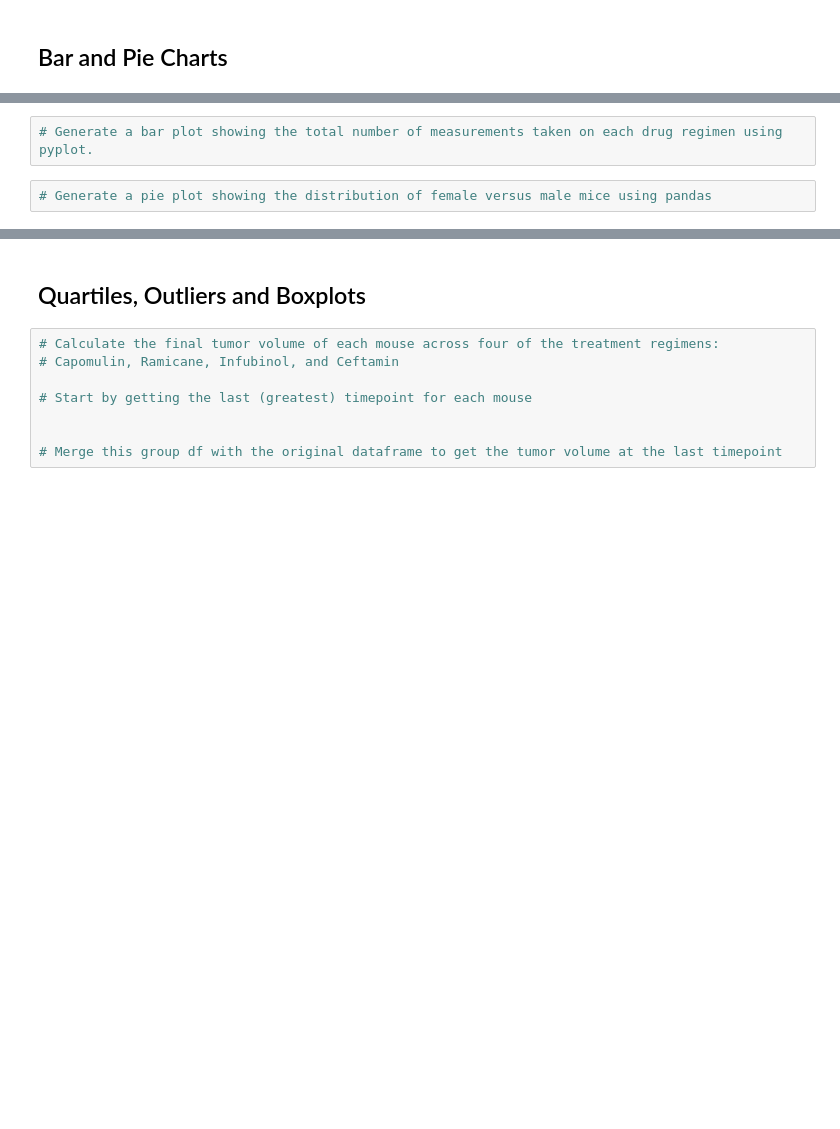
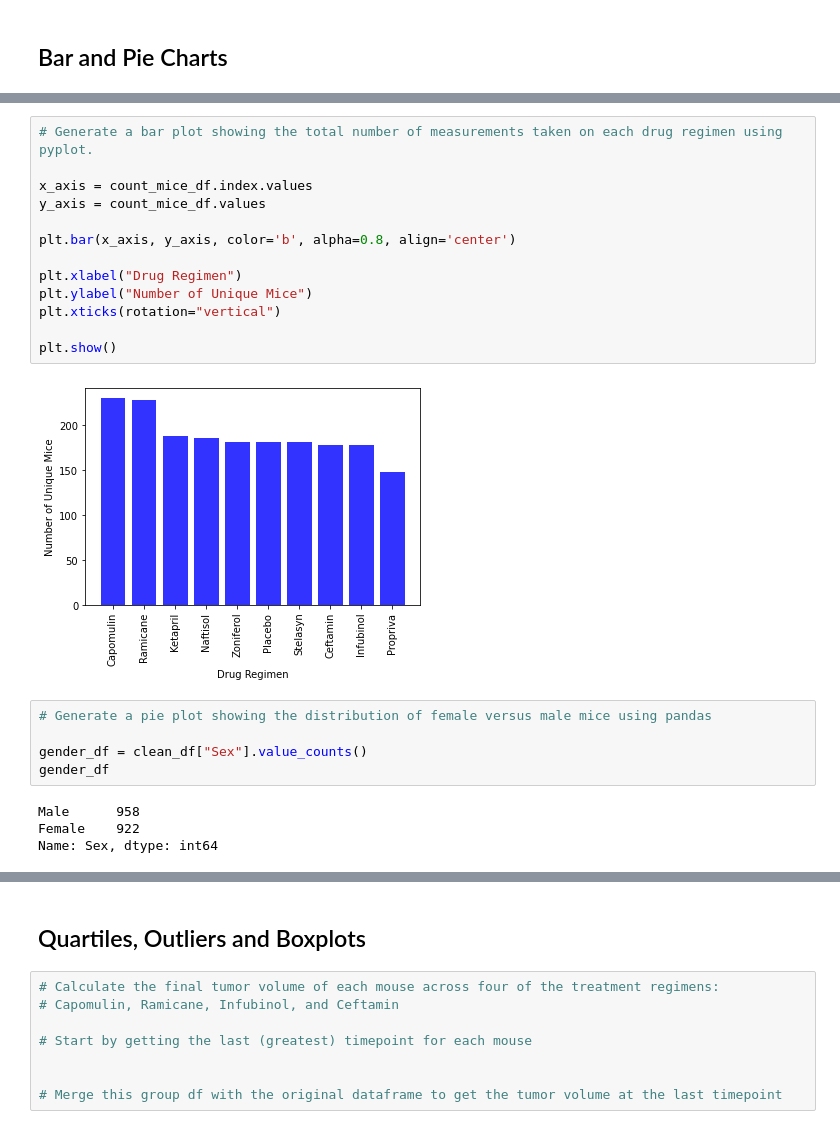
Before and after one commit to bjwlknsn/Power-of-Plots, a Jupyter notebook: pymaceuticals.ipynb, the cells around one changed output, grey strips where cells are left out. Drawn from its saved outputs; the diff is of its cells as text; blank space fills up the shorter version.

```diff
--- a/pymaceuticals.ipynb
+++ b/pymaceuticals.ipynb
@@ -76,4 +143,24 @@ number_mice2
 # %%
 # Generate a bar plot showing the total number of measurements taken on each drug regimen using pyplot.
+
+x_axis = count_mice_df.index.values
+y_axis = count_mice_df.values
+
+plt.bar(x_axis, y_axis, color='b', alpha=0.8, align='center')
+
+plt.xlabel("Drug Regimen")
+plt.ylabel("Number of Unique Mice")
+plt.xticks(rotation="vertical")
+
+plt.show()
+# %% [output]
+[figure, added]
 # %%
 # Generate a pie plot showing the distribution of female versus male mice using pandas
+
+gender_df = clean_df["Sex"].value_counts()
+gender_df
+# %% [output]
+Male      958
+Female    922
+Name: Sex, dtype: int64
```
Also changed, not shown: parts of 8 cells of this notebook.
